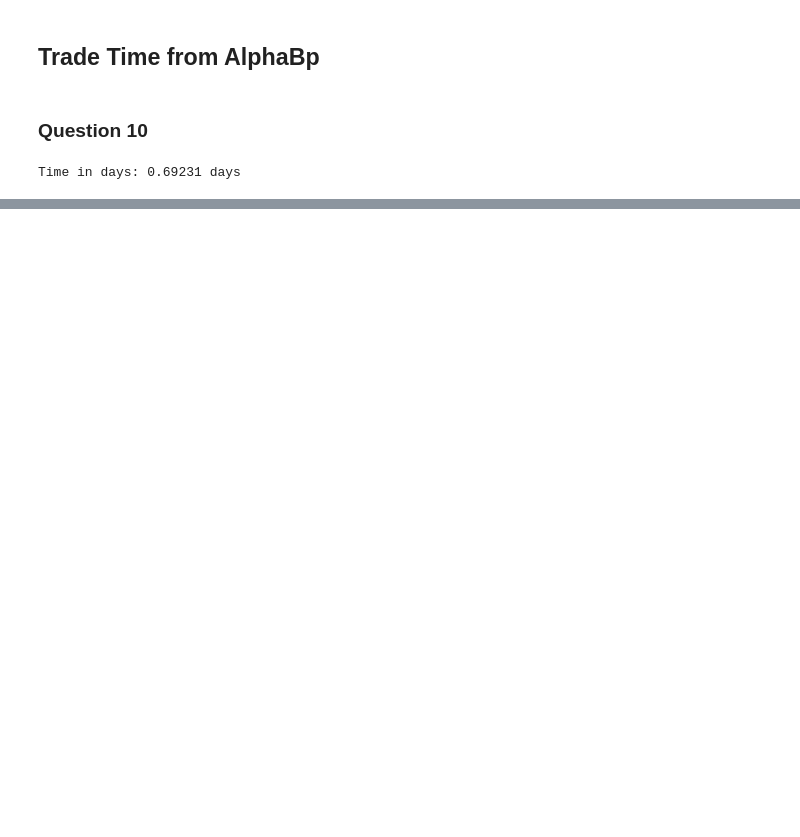
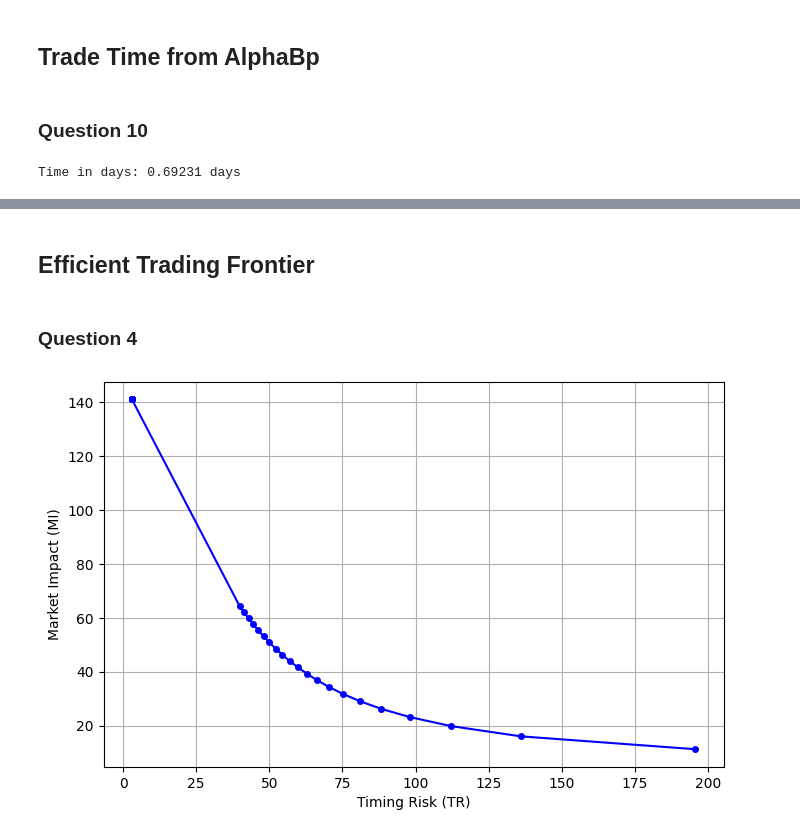
Before and after one commit to aruvins/Algorithm-Trading-Homework, a Jupyter notebook: Algo_Calc_Pre_Trade.ipynb, the cells around one changed output, grey strips where cells are left out. Saved outputs shown, nothing was run; the diff lists cells and outputs as text; code cells hidden in the pictures; blank space fills up the shorter version.

```diff
--- a/Algo_Calc_Pre_Trade.ipynb
+++ b/Algo_Calc_Pre_Trade.ipynb
@@ -362,0 +709,18 @@ Time in days: 0.69231 days
+# %% [markdown]
+## Efficient Trading Frontier
+# %% [markdown]
+### Question 4
+# %%
+side = 1
+shares = 150_000
+ADV = 2_000_000
+size = shares / ADV
+volatility = 0.30
+AlphaBp = 0
+
+mi = opt.mi_constraint(target_mi=75, vol=volatility, time_days=1.0)
+tr = opt.TimingRisk(size, opt.TimeToPOV(size, 1.0), volatility)
+
+opt.plot_efficient_frontier(size=size, vol=volatility)
+# %% [output]
+[figure, added]
```
Also changed, not shown: parts of 18 cells of this notebook, 1 other file.
